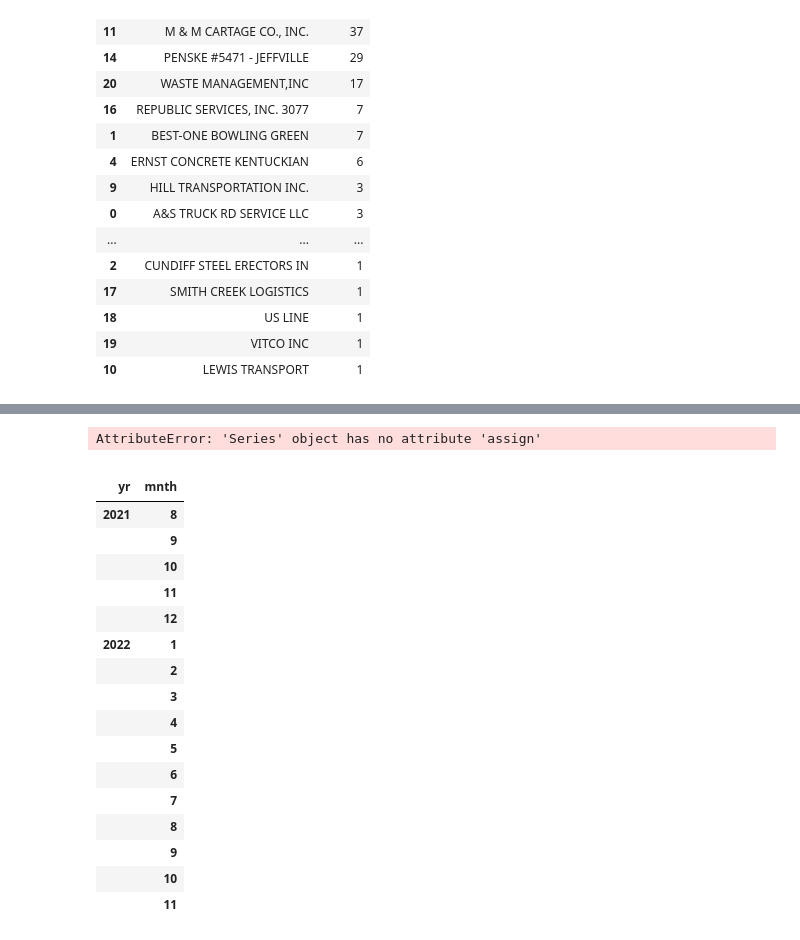
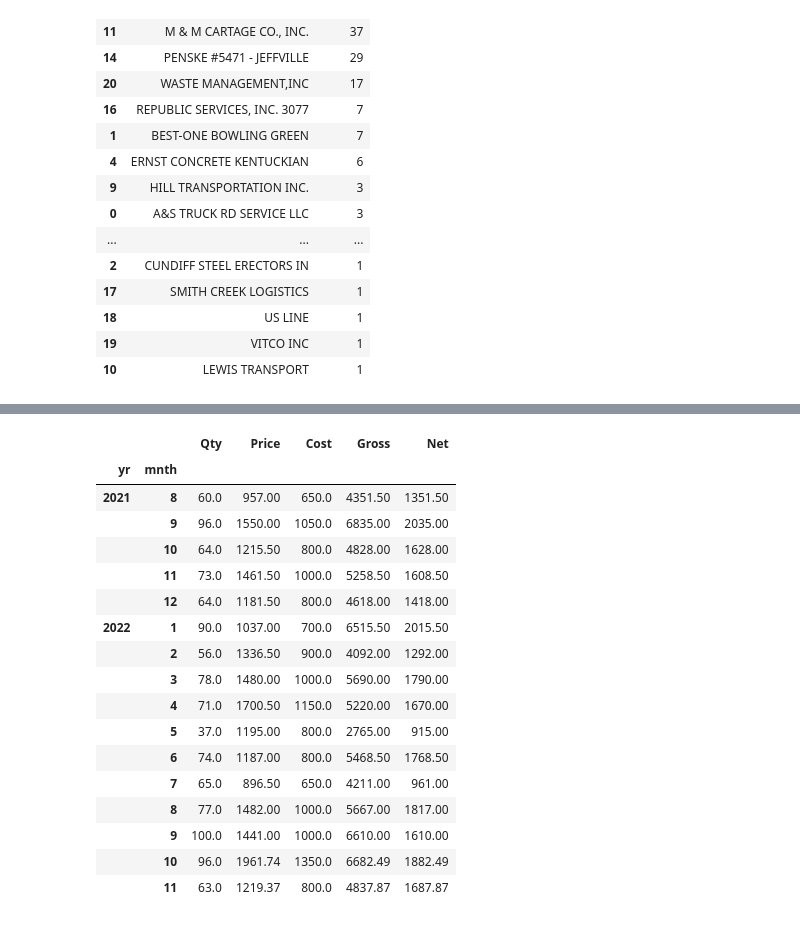
Before and after one commit to dmorton714/vis, a Jupyter notebook: vis.ipynb, the cells around one changed output, grey strips where cells are left out. Saved outputs shown, nothing was run; the diff lists cells and outputs as text; code cells hidden in the pictures.

```diff
--- a/vis.ipynb
+++ b/vis.ipynb
@@ -440,26 +480,24 @@ KeyError: 'Date'
 # %%
 df5.assign(yr = df5['Date'].dt.year, mnth = df5['Date'].dt.month).groupby(['yr', 'mnth']).sum()
-df5
+# df5
 # %% [output]
-AttributeError: 'Series' object has no attribute 'assign'
+|  |  | Qty | Price | Cost | Gross | Net |
+| yr | mnth |  |  |  |  |  |
+| 2021 | 8 | 60.0 | 957.00 | 650.0 | 4351.50 | 1351.50 |
+|  | 9 | 96.0 | 1550.00 | 1050.0 | 6835.00 | 2035.00 |
+|  | 10 | 64.0 | 1215.50 | 800.0 | 4828.00 | 1628.00 |
+|  | 11 | 73.0 | 1461.50 | 1000.0 | 5258.50 | 1608.50 |
+|  | 12 | 64.0 | 1181.50 | 800.0 | 4618.00 | 1418.00 |
+| 2022 | 1 | 90.0 | 1037.00 | 700.0 | 6515.50 | 2015.50 |
+|  | 2 | 56.0 | 1336.50 | 900.0 | 4092.00 | 1292.00 |
+|  | 3 | 78.0 | 1480.00 | 1000.0 | 5690.00 | 1790.00 |
+|  | 4 | 71.0 | 1700.50 | 1150.0 | 5220.00 | 1670.00 |
+|  | 5 | 37.0 | 1195.00 | 800.0 | 2765.00 | 915.00 |
+|  | 6 | 74.0 | 1187.00 | 800.0 | 5468.50 | 1768.50 |
+|  | 7 | 65.0 | 896.50 | 650.0 | 4211.00 | 961.00 |
+|  | 8 | 77.0 | 1482.00 | 1000.0 | 5667.00 | 1817.00 |
+|  | 9 | 100.0 | 1441.00 | 1000.0 | 6610.00 | 1610.00 |
+|  | 10 | 96.0 | 1961.74 | 1350.0 | 6682.49 | 1882.49 |
+|  | 11 | 63.0 | 1219.37 | 800.0 | 4837.87 | 1687.87 |
 # %%
-df5.assign(yr = df5['Date'].dt.year, mnth = df5['Date'].dt.month).groupby(['yr', 'mnth']).sum()
+# df5.assign(yr = df5['Date'].dt.year, mnth = df5['Date'].dt.month).groupby(['yr', 'mnth']).sum()
-# %% [output]
-|  |  |
-| yr | mnth |
-| 2021 | 8 |
-|  | 9 |
-|  | 10 |
-|  | 11 |
-|  | 12 |
-| 2022 | 1 |
-|  | 2 |
-|  | 3 |
-|  | 4 |
-|  | 5 |
-|  | 6 |
-|  | 7 |
-|  | 8 |
-|  | 9 |
-|  | 10 |
-|  | 11 |
```
Also changed, not shown: parts of 8 cells of this notebook.
